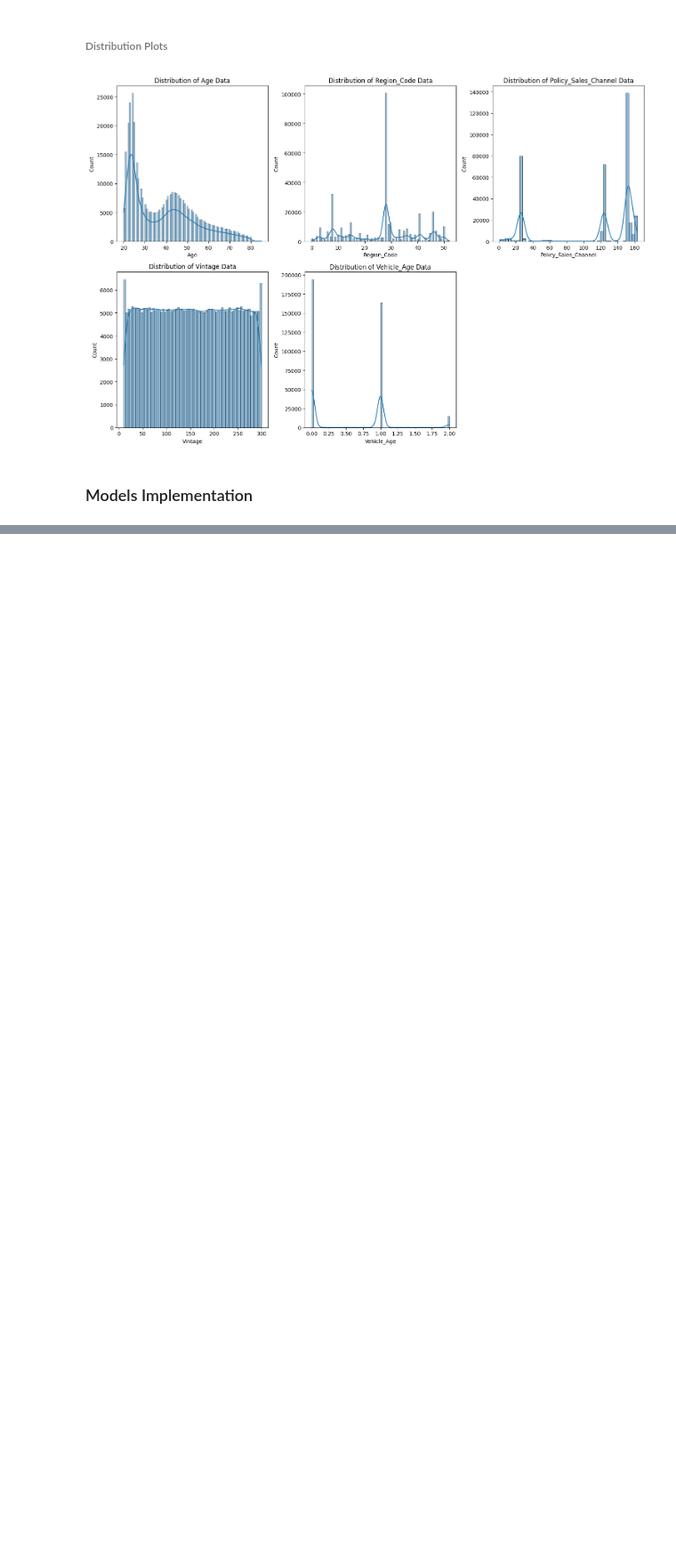
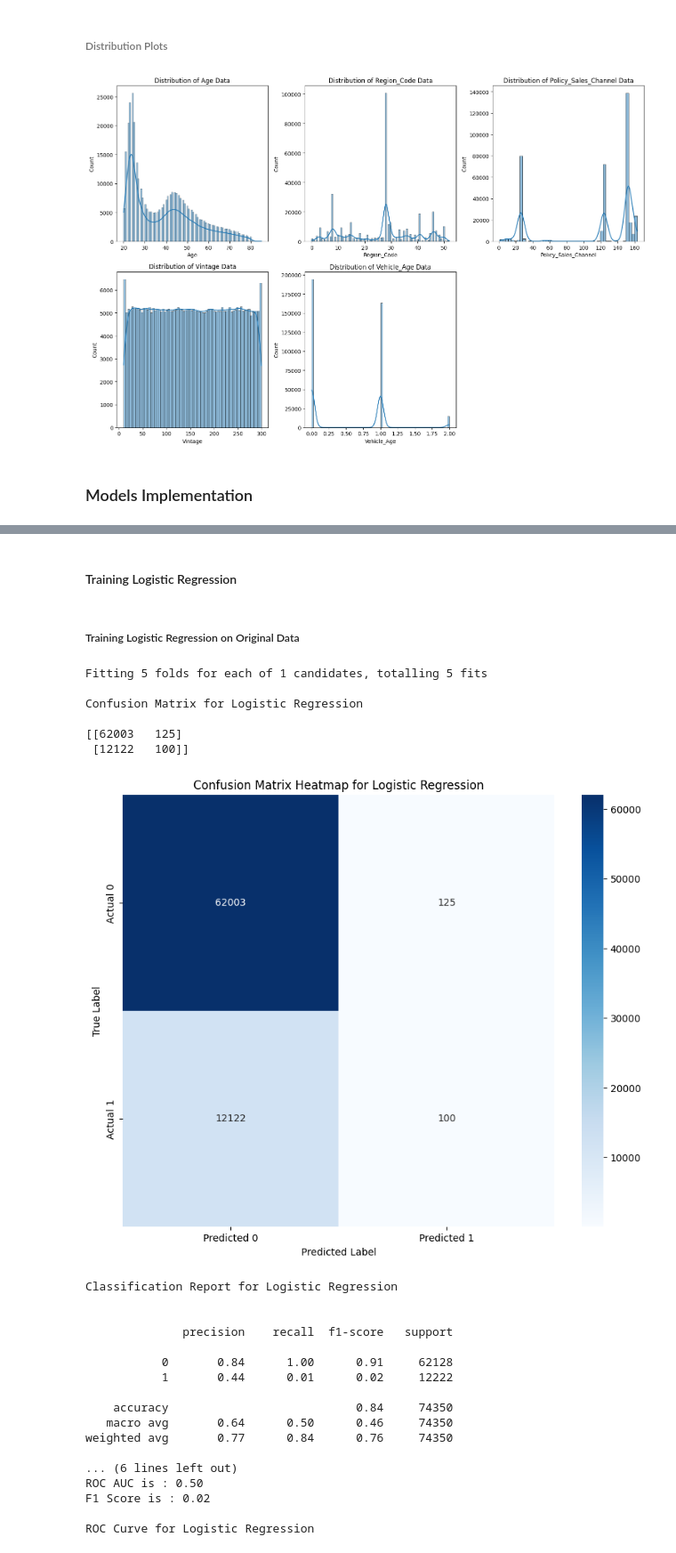
Before and after one commit to Hemanthtak2000/22073706_Project_UoH, a Jupyter notebook: 22073706_Code.ipynb, the cells around one changed output, grey strips where cells are left out. Shown at 89% size. Drawn from its saved outputs; the diff is of its cells as text; code cells hidden in the pictures; blank space fills up the shorter version.

```diff
--- a/22073706_Code.ipynb
+++ b/22073706_Code.ipynb
@@ -597,0 +497,66 @@ dx
+# %% [markdown]
+#### Training Logistic Regression
+# %% [markdown]
+##### Training Logistic Regression on Original Data
+# %%
+# Declare the parameter grid for Logistic Regression
+param_grid_LR = {
+    'penalty': ['l2'],
+    'C': [0.1],
+    'solver': ['liblinear'],
+    'max_iter': [500]
+}
+
+# Initiate the Logistic Regression model
+Lr_Model_Int = LogisticRegression()
+
+# Setup the RandomizedSearchCV for Logistic Regression Models
+LRmodel_Tuned = RandomizedSearchCV(
+    estimator=Lr_Model_Int,
+    param_distributions=param_grid_LR,
+    n_iter=50,
+    cv=5,
+    verbose=2,
+    random_state=3706,
+    n_jobs=-1
+)
+
+# Train the model on Original Dataset
+LRmodel_Tuned.fit(Ins_Pred_Trn, Ins_Tgt_Trn)
+
+# Get the best estimator for the model
+best_LRModel = LRmodel_Tuned.best_estimator_
+
+# Predict the results for the Test data
+Ins_Tgt_pred = best_LRModel.predict(Ins_Pred_Test)
+
+# Find the Prediction Probability of the Test data
+Ins_Tgt_pred_proba = best_LRModel.predict_proba(Ins_Pred_Test)[:,1]
+
+#Evaluate the model using the function
+Evaluate_Models_Ins('Logistic Regression', Ins_Tgt_Test, Ins_Tgt_pred, Ins_Tgt_pred_proba)
+# %% [output]
+Fitting 5 folds for each of 1 candidates, totalling 5 fits
+
+Confusion Matrix for Logistic Regression
+
+[[62003   125]
+ [12122   100]]
+[figure, added]
+Classification Report for Logistic Regression
+
+
+              precision    recall  f1-score   support
+
+           0       0.84      1.00      0.91     62128
+           1       0.44      0.01      0.02     12222
+
+    accuracy                           0.84     74350
+   macro avg       0.64      0.50      0.46     74350
+weighted avg       0.77      0.84      0.76     74350
+
+... (6 lines left out)
+ROC AUC is : 0.50
+F1 Score is : 0.02
+
+ROC Curve for Logistic Regression
```
Also changed, not shown: parts of 58 cells of this notebook.
